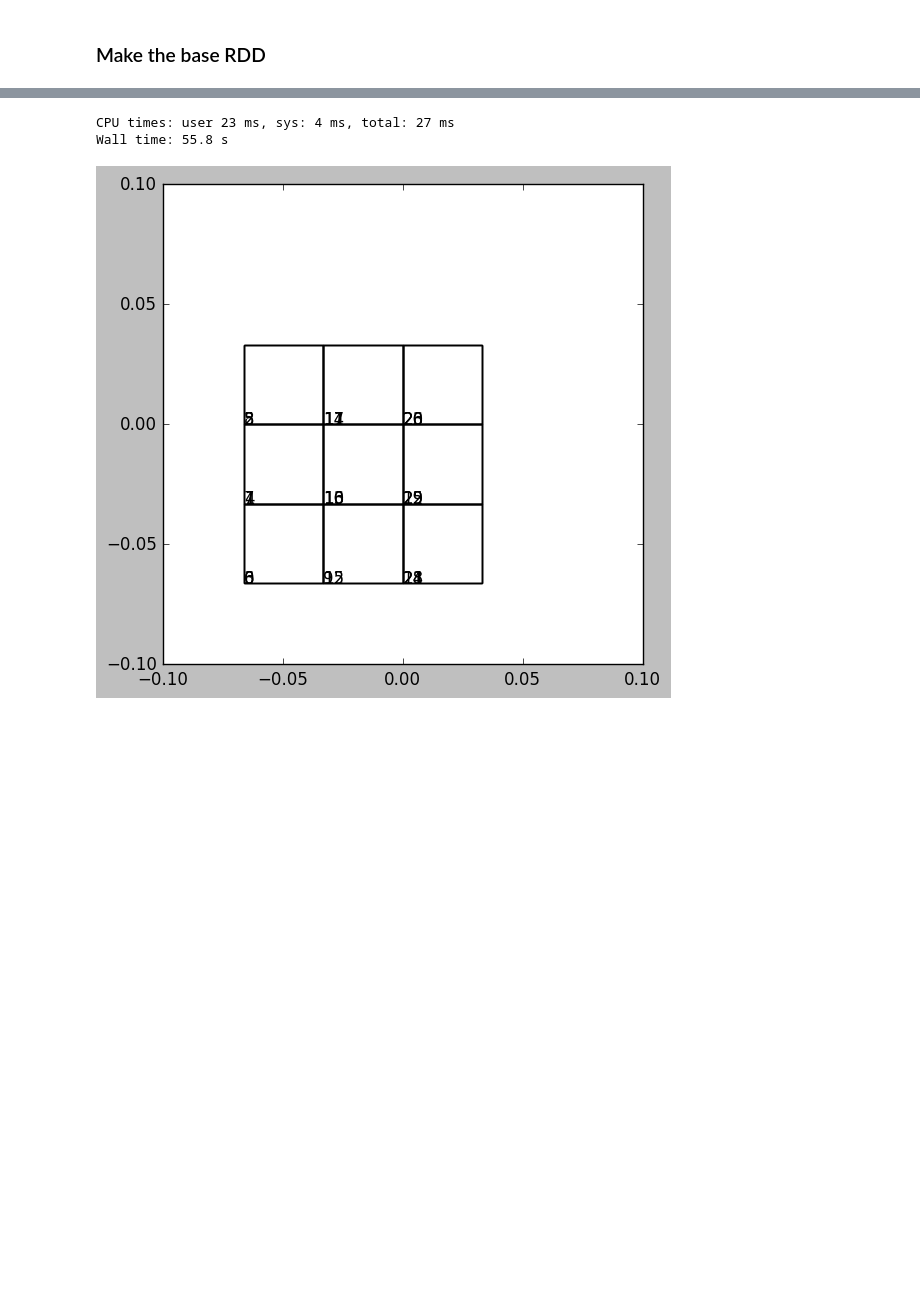
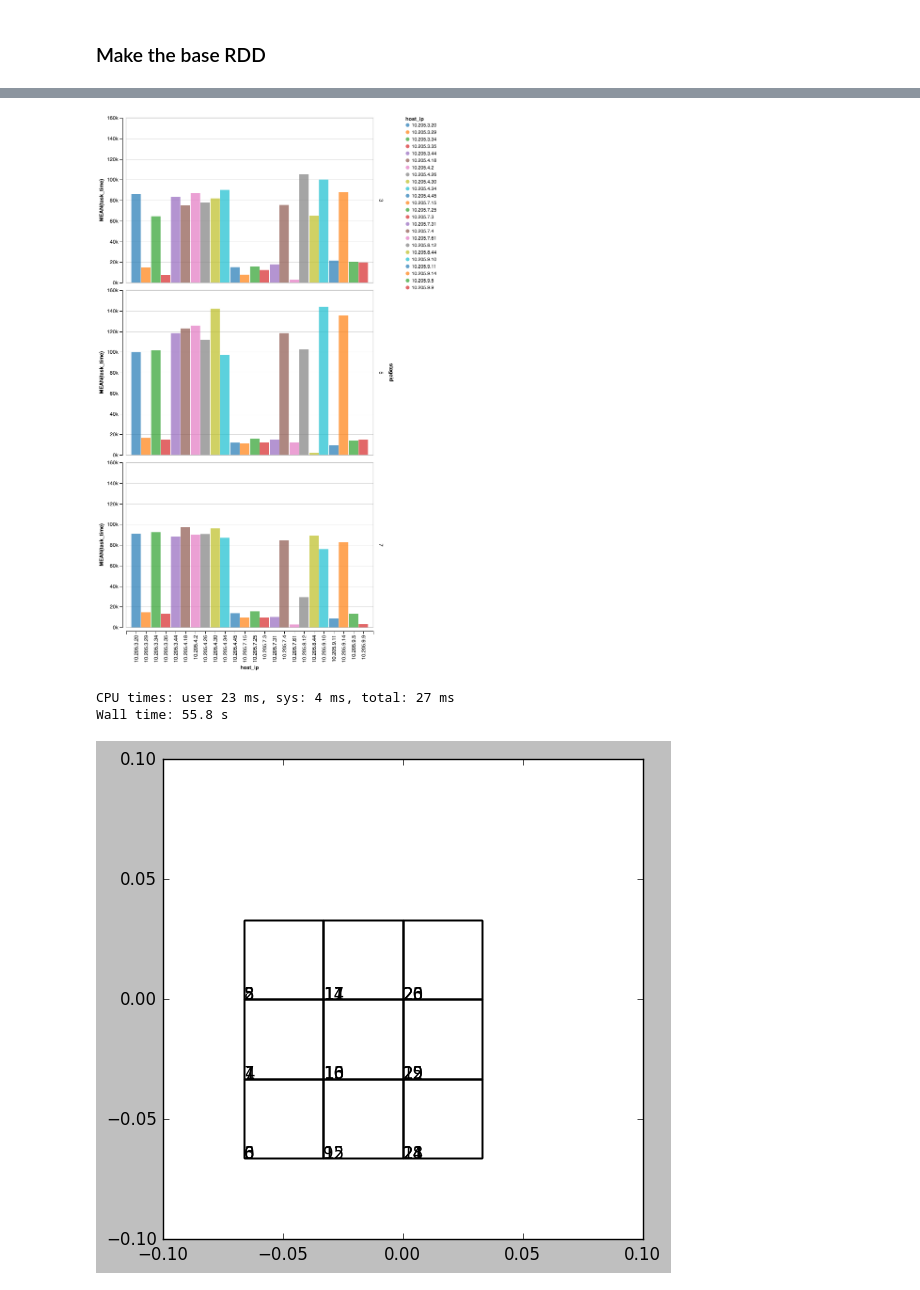
Before and after one commit to rokroskar/spark-fof, a Jupyter notebook: notebooks/setting up hierarchical merge.ipynb, the cells around one changed output, grey strips where cells are left out. Drawn from its saved outputs; the diff is of its cells as text; code cells hidden in the pictures; blank space fills up the shorter version.

```diff
--- a/notebooks/setting up hierarchical merge.ipynb
+++ b/notebooks/setting up hierarchical merge.ipynb
@@ -15,4 +15,4 @@ import sys
 sys.setrecursionlimit(sys.getrecursionlimit()*10)
 import matplotlib.patches as patches
 
-plt.style.use('default')
+plt.style.use('fivethirtyeight')
@@ -176,0 +184,26 @@ Wall time: 3min 35s
+# %%
+base_url = 'http://localhost:4040/api/v1'
+import requests
+import pandas as pd
+def get_app():
+    response = requests.get(base_url+'/applications')
+    return response.json()[0]['id']
+def get_stages():
+    response = requests.get(base_url+'/applications/'+get_app()+'/stages')
+    stages = response.json()
+    return [(stage['stageId'], stage['name']) for stage in stages]
+def get_tasks(stageid):
+    if isinstance(stageid,int):
+        response = requests.get(base_url+'/applications/'+get_app()+'/stages/'+str(stageid))
+        j = response.json()
+        res = [(i,t['host'],t['executorId'],t['taskMetrics']['executorRunTime']) for i,t in j[0]['tasks'].iteritems()]
+        columns = ['task_id', 'host_ip', 'executor_id', 'task_time']
+        res = pd.DataFrame(res,columns=columns)
+    elif isinstance(stageid,list):
+        columns = ['task_id', 'host_ip', 'executor_id', 'task_time', 'stageid']
+        res = pd.DataFrame(columns=columns)
+        for s in stageid:
+            df = get_tasks(s)
+            df['stageid'] = s
+            res = res.append(df)
+    return res
@@ -176,0 +219,12 @@ Wall time: 3min 35s
+# %%
+def plot_tasks(stageid,xfield='host_ip',yfield='mean'):
+    tdf = get_tasks(stageid)
+    return Chart(tdf).mark_bar().encode(
+    x=X(field=xfield),
+    y=Y(aggregate=yfield, field='task_time'),
+    row=Row(field='stageid'),
+    color=Color(field='host_ip')
+    )
+# %%
+x = plot_tasks([3,5,7]);
+x
@@ -176,0 +239,3 @@ Wall time: 3min 35s
+# %%
+x
+# %% [output]
@@ -177,3 +243,4 @@ Wall time: 3min 35s
+[figure, added]
 # %%
 %time limits = p_rdd.mapPartitionsWithIndex(get_minmax).collect()
 # %% [output]
```
Also changed, not shown: parts of 30 cells of this notebook, 2 other files.
